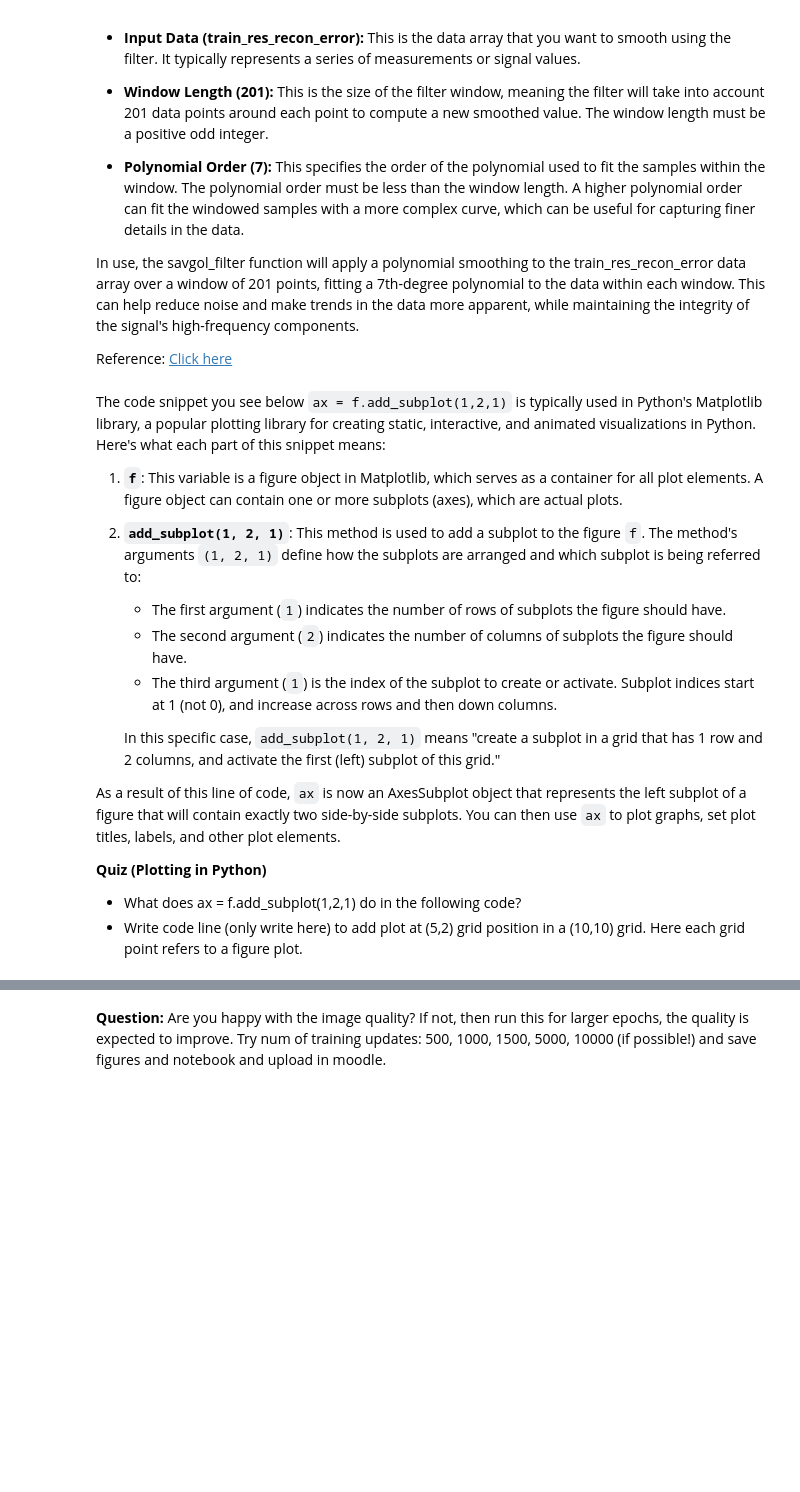
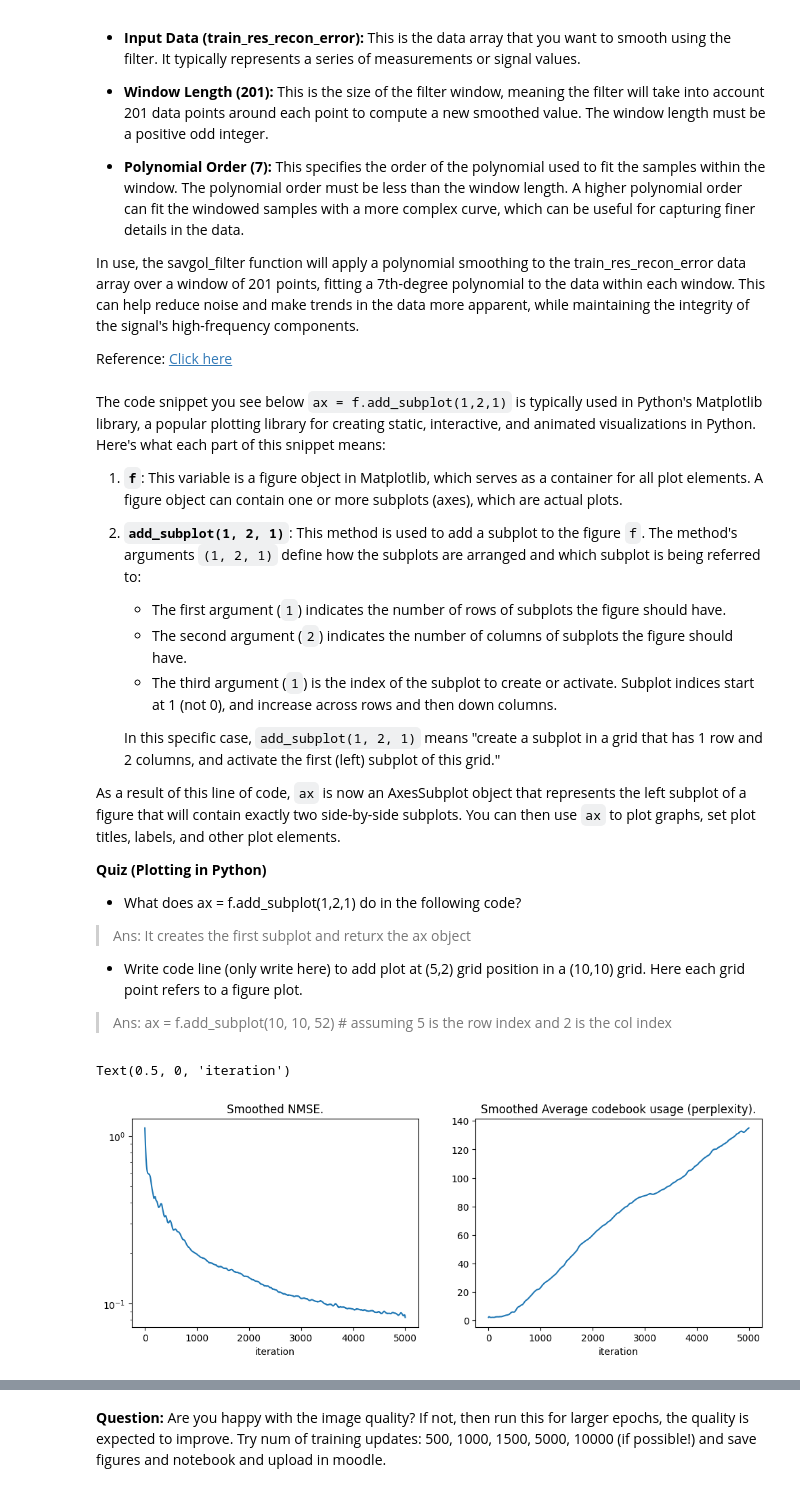
Before and after one commit to FaizalKarim280280/MGM-Spring-2024, a Jupyter notebook: A11/assignment-vq-vae-explained.ipynb, the cells around one changed output, grey strips where cells are left out. Cells and saved outputs as stored; diff of their text form; code cells hidden in the pictures; blank space fills up the shorter version.

```diff
--- a/A11/assignment-vq-vae-explained.ipynb
+++ b/A11/assignment-vq-vae-explained.ipynb
@@ -136,13 +146,13 @@ The `transforms.Compose` function combines several transformations into a single
 
 By setting up `training_data` and `validation_data` this way, you can easily load and preprocess the data for use in training and evaluating a deep learning model, leveraging PyTorch's efficient data handling and transformation capabilities.
 # %%
-training_data = datasets.CIFAR10(root="data", train=True, download=True,
+training_data = datasets.CIFAR10(root="/scratch/fk/data", train=True, download=True,
                                   transform=transforms.Compose([
                                       transforms.ToTensor(),
                                       transforms.Normalize((0.5,0.5,0.5), (1.0,1.0,1.0))
                                   ]))
 
-validation_data = datasets.CIFAR10(root="data", train=False, download=True,
+validation_data = datasets.CIFAR10(root="/scratch/fk/data", train=False, download=True,
                                   transform=transforms.Compose([
                                       transforms.ToTensor(),
                                       transforms.Normalize((0.5,0.5,0.5), (1.0,1.0,1.0))
@@ -562,7 +581,7 @@ class Decoder(nn.Module):
         return self._conv_trans_2(x)
 # %%
 batch_size = 256
-num_training_updates = 1500
+num_training_updates = 5000
 
 num_hiddens = 128
 num_residual_hiddens = 32
@@ -720,7 +739,7 @@ class Model(nn.Module):
 # %%
 model = Model(num_hiddens, num_residual_layers, num_residual_hiddens,
               num_embeddings, embedding_dim,
-              commitment_cost, decay).to(device)
+              commitment_cost, 0).to(device)
 # %% [markdown]
 # Optimizer for Training VQ-VAE Loss
 
@@ -808,7 +827,7 @@ model.train()
 train_res_recon_error = []
 train_res_perplexity = []
 
-for i in xrange(num_training_updates):
+for i in tqdm(range(num_training_updates)):
     (data, _) = next(iter(training_loader))
     data = data.to(device)
     optimizer.zero_grad()
@@ -828,6 +847,15 @@ for i in xrange(num_training_updates):
         print('recon_error: %.3f' % np.mean(train_res_recon_error[-100:]))
         print('perplexity: %.3f' % np.mean(train_res_perplexity[-100:]))
         print()
+
+    if i % 200 == 0:
+        img = make_grid(data_recon.cpu().data[:48])+0.5
+        img = img.numpy().transpose(1, 2, 0)
+        plt.imshow(img)
+        plt.axis('off')
+        plt.title(f'Epoch: {i}')
+        plt.savefig(f'./outputs/{i}.png')
+        print("Image saved")
 # %% [markdown]
 In the following, we would like to smooth the error so that plots dont look scary. For this we will use *Savitzky-Golay filter*.
 
@@ -862,19 +890,24 @@ As a result of this line of code, `ax` is now an AxesSubplot object that represe
 **Quiz (Plotting in Python)**
 
 * What does ax = f.add_subplot(1,2,1) do in the following code?
+> Ans: It creates the first subplot and returx the ax object
 * Write code line (only write here) to add plot at (5,2) grid position in a (10,10) grid. Here each grid point refers to a figure plot.
+> Ans: ax = f.add_subplot(10, 10, 52) # assuming 5 is the row index and 2 is the col index
 # %%
-f = plt.figure(figsize=(16,8))
+f = plt.figure(figsize=(12, 4))
 ax = f.add_subplot(1,2,1)
 ax.plot(train_res_recon_error_smooth)
 ax.set_yscale('log')
 ax.set_title('Smoothed NMSE.')
 ax.set_xlabel('iteration')
 
 ax = f.add_subplot(1,2,2)
 ax.plot(train_res_perplexity_smooth)
 ax.set_title('Smoothed Average codebook usage (perplexity).')
 ax.set_xlabel('iteration')
+# %% [output]
+Text(0.5, 0, 'iteration')
+[figure, added]
 # %% [markdown]
 # Model.eval()
 
```
Also changed, not shown: parts of 13 cells of this notebook, 52 other files.
